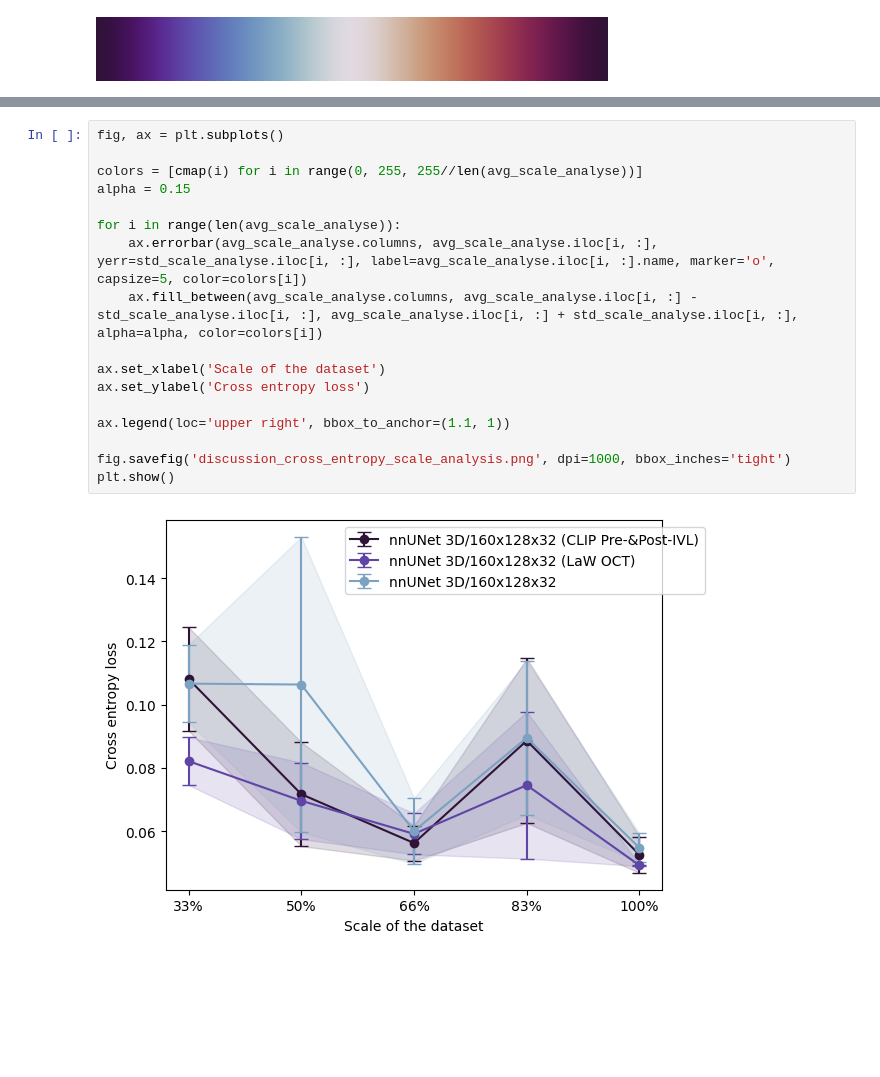
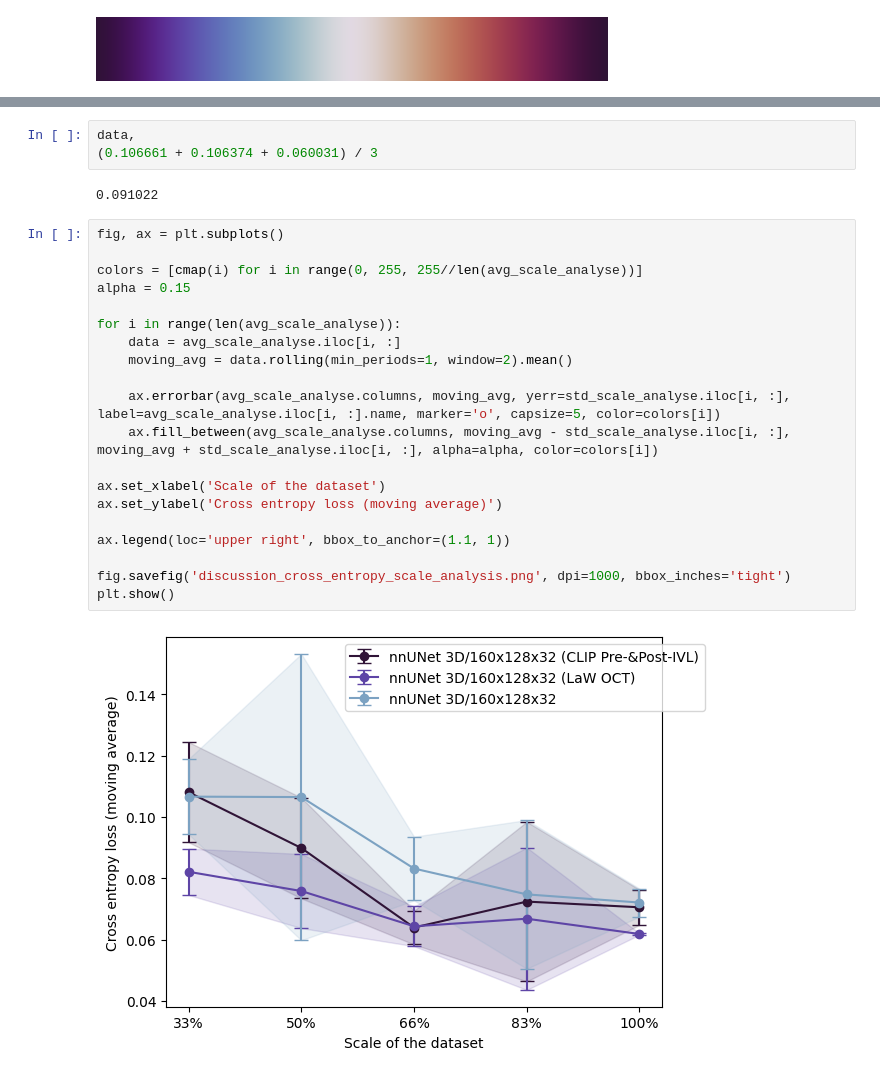
Before and after one commit to icekang/master_thesis, a Jupyter notebook: result figure generator/scale_analysis_plot_cross_entropy.ipynb, the cells around one changed output, grey strips where cells are left out. Cells and saved outputs as stored; diff of their text form; blank space fills up the shorter version.

Commit message:
chore: change the scale analyses to a moving average

```diff
--- a/result figure generator/scale_analysis_plot_cross_entropy.ipynb
+++ b/result figure generator/scale_analysis_plot_cross_entropy.ipynb
@@ -40,19 +49,27 @@ cmap
+# %%
+data,
+(0.106661 + 0.106374 + 0.060031) / 3
+# %% [output]
+0.091022
 # %%
 fig, ax = plt.subplots()
 
 colors = [cmap(i) for i in range(0, 255, 255//len(avg_scale_analyse))]
 alpha = 0.15
 
 for i in range(len(avg_scale_analyse)):
-    ax.errorbar(avg_scale_analyse.columns, avg_scale_analyse.iloc[i, :], yerr=std_scale_analyse.iloc[i, :], label=avg_scale_analyse.iloc[i, :].name, marker='o', capsize=5, color=colors[i])
-    ax.fill_between(avg_scale_analyse.columns, avg_scale_analyse.iloc[i, :] - std_scale_analyse.iloc[i, :], avg_scale_analyse.iloc[i, :] + std_scale_analyse.iloc[i, :], alpha=alpha, color=colors[i])
+    data = avg_scale_analyse.iloc[i, :]
+    moving_avg = data.rolling(min_periods=1, window=2).mean()
+
+    ax.errorbar(avg_scale_analyse.columns, moving_avg, yerr=std_scale_analyse.iloc[i, :], label=avg_scale_analyse.iloc[i, :].name, marker='o', capsize=5, color=colors[i])
+    ax.fill_between(avg_scale_analyse.columns, moving_avg - std_scale_analyse.iloc[i, :], moving_avg + std_scale_analyse.iloc[i, :], alpha=alpha, color=colors[i])
 
 ax.set_xlabel('Scale of the dataset')
-ax.set_ylabel('Cross entropy loss')
+ax.set_ylabel('Cross entropy loss (moving average)')
 
 ax.legend(loc='upper right', bbox_to_anchor=(1.1, 1))
 
 fig.savefig('discussion_cross_entropy_scale_analysis.png', dpi=1000, bbox_inches='tight')
 plt.show()
 # %% [output]
-[figure, old version]
+[figure, new version]
```
Also changed, not shown: parts of 1 cell of this notebook, 5 other files.
